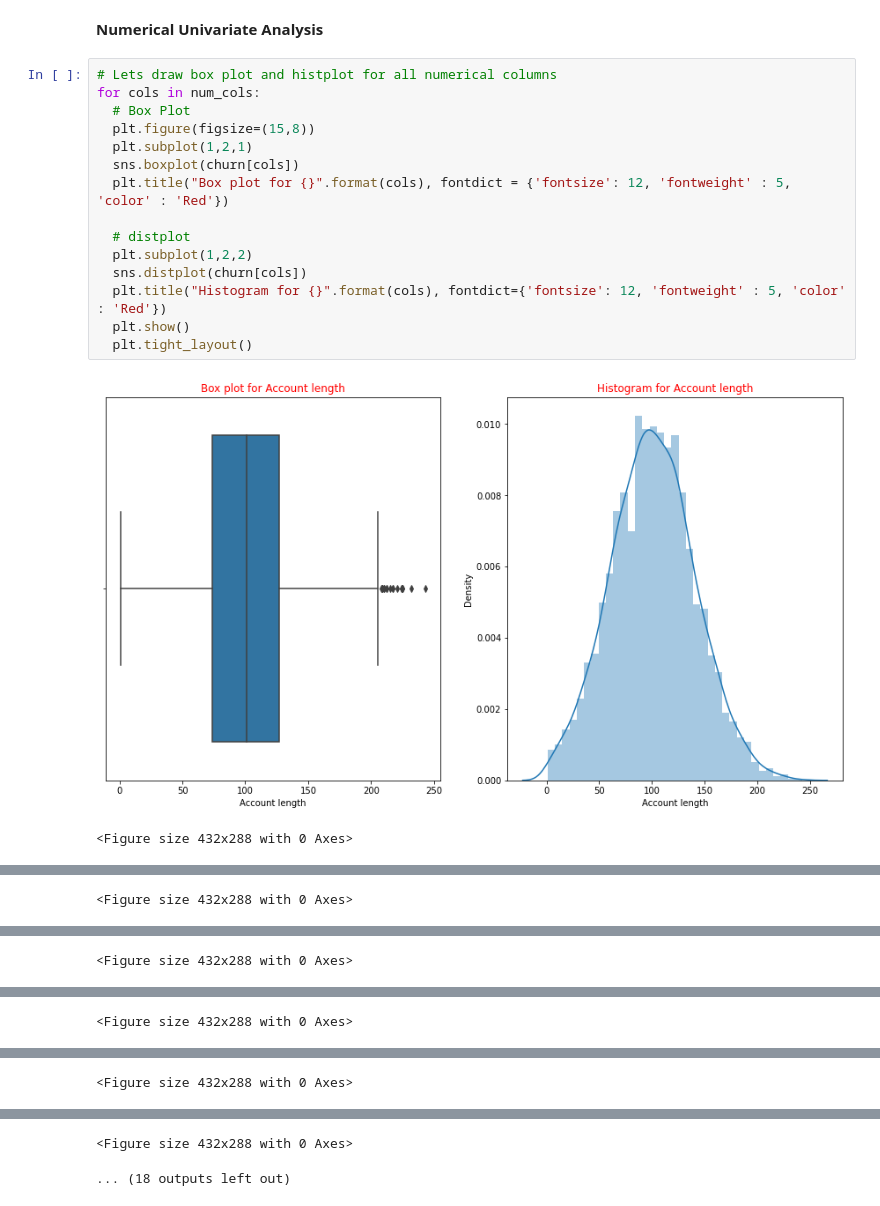
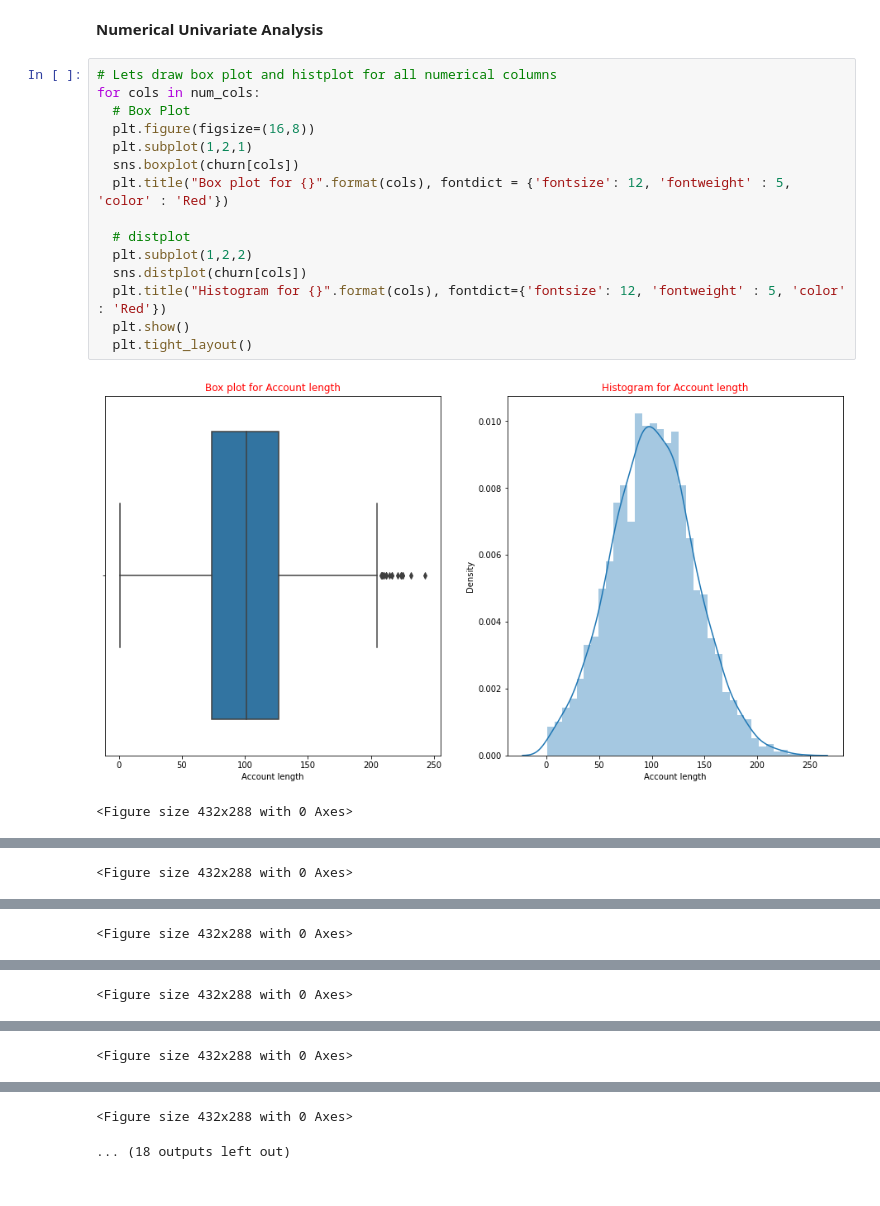
Before and after one commit to Ramesh9394/Portfolio_DS, a Jupyter notebook: Telecom_Churn_Analysis_Capstone_Project.ipynb, the cells around one changed output, grey strips where cells are left out. Cells and saved outputs as stored; diff of their text form.

```diff
--- a/Telecom_Churn_Analysis_Capstone_Project.ipynb
+++ b/Telecom_Churn_Analysis_Capstone_Project.ipynb
@@ -230,18 +233,18 @@ array(['KS', 'OH', 'NJ', 'OK', 'AL', 'MA', 'MO', 'LA', 'WV', 'IN', 'RI',
 # %%
 # Lets draw box plot and histplot for all numerical columns
 for cols in num_cols:
   # Box Plot
-  plt.figure(figsize=(15,8))
+  plt.figure(figsize=(16,8))
   plt.subplot(1,2,1)
   sns.boxplot(churn[cols])
   plt.title("Box plot for {}".format(cols), fontdict = {'fontsize': 12, 'fontweight' : 5, 'color' : 'Red'})
 
   # distplot
   plt.subplot(1,2,2)
   sns.distplot(churn[cols])
   plt.title("Histogram for {}".format(cols), fontdict={'fontsize': 12, 'fontweight' : 5, 'color' : 'Red'})
   plt.show()
   plt.tight_layout()
 # %% [output]
-[figure, old version]
+[figure, new version]
 <Figure size 432x288 with 0 Axes>
```
Also changed, not shown: parts of 2 cells of this notebook.
